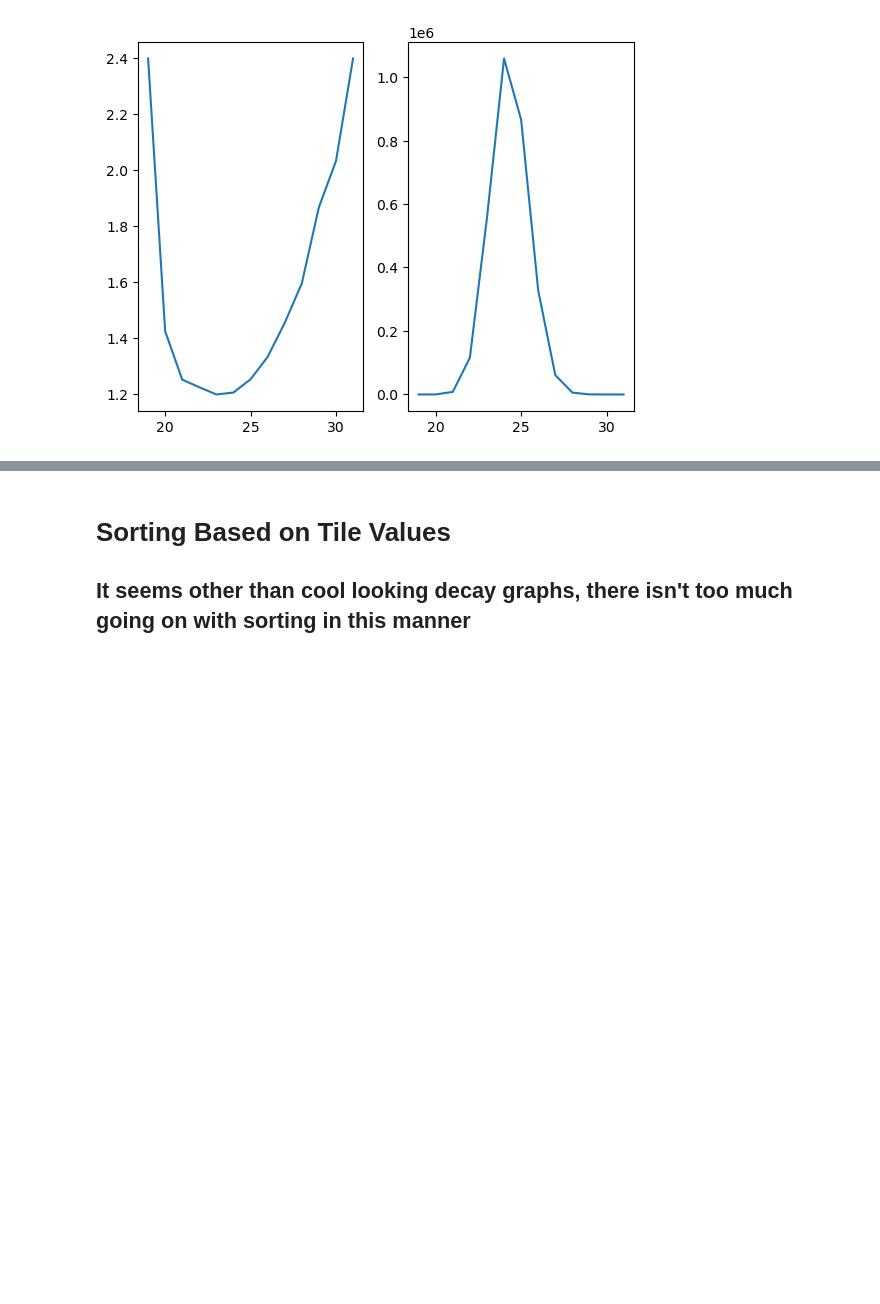
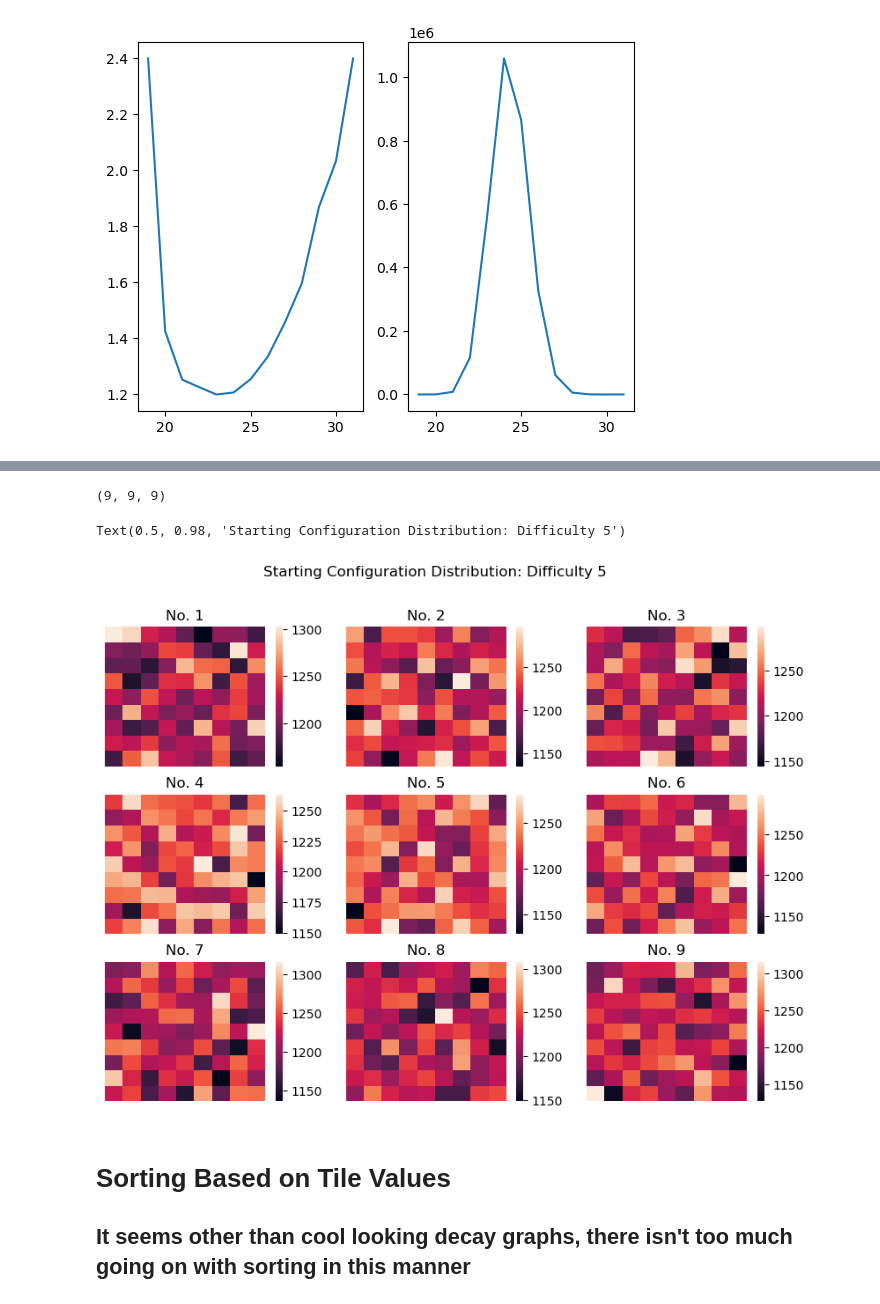
Before and after one commit to agrero/sudoku, a Jupyter notebook: sudoku_viz.ipynb, the cells around one changed output, grey strips where cells are left out. Cells and saved outputs as stored; diff of their text form; code cells hidden in the pictures; blank space fills up the shorter version.

```diff
--- a/sudoku_viz.ipynb
+++ b/sudoku_viz.ipynb
@@ -73,3 +107,26 @@ lost categories: 71
+# %%
+fig, axes = plt.subplots(3,3, sharex=True, sharey=True, figsize=(10,7))
+print(diff5_sol.shape)
+for i, ax in enumerate(axes.flat):
+    sns.heatmap(
+        diff5_sol[i,:,:],
+        ax=ax,
+        cmap=sns.color_palette('rocket', as_cmap=True),
+        # cbar = i == 5,
+        cbar_ax=None
+    ).set(
+        xticklabels=[],
+        yticklabels=[],
+        title=f'No. {i+1}'
+    )
+    ax.tick_params(bottom=False, left=False)
+
+# fig.tight_layout()
+fig.suptitle(f"Starting Configuration Distribution: Difficulty 5")
+# %% [output]
+(9, 9, 9)
+Text(0.5, 0.98, 'Starting Configuration Distribution: Difficulty 5')
+[figure, added]
 # %% [markdown]
 # Sorting Based on Tile Values
 
```
Also changed, not shown: parts of 5 cells of this notebook.
